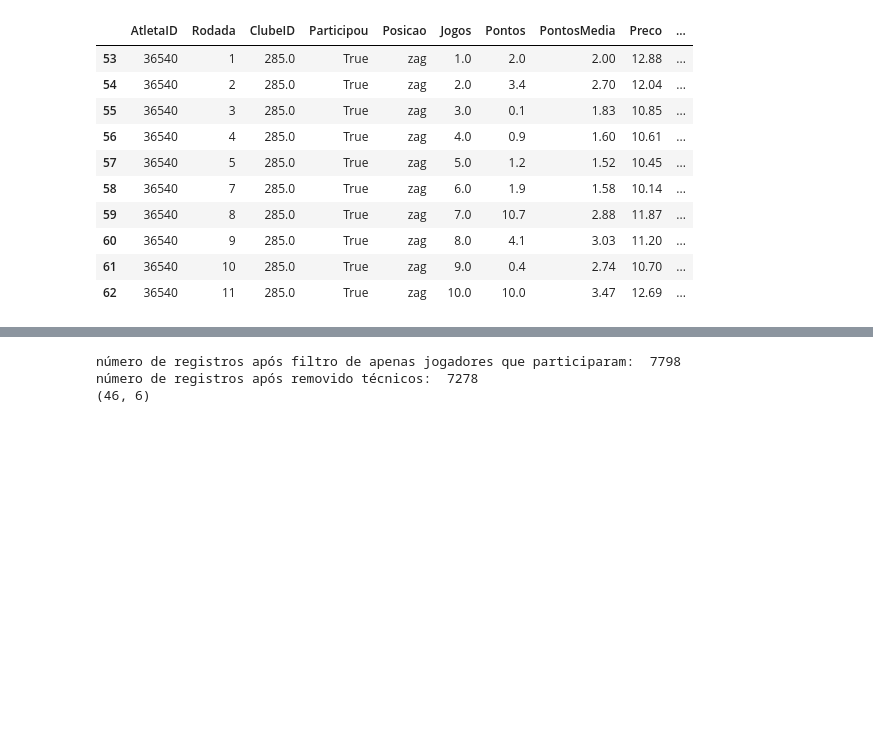
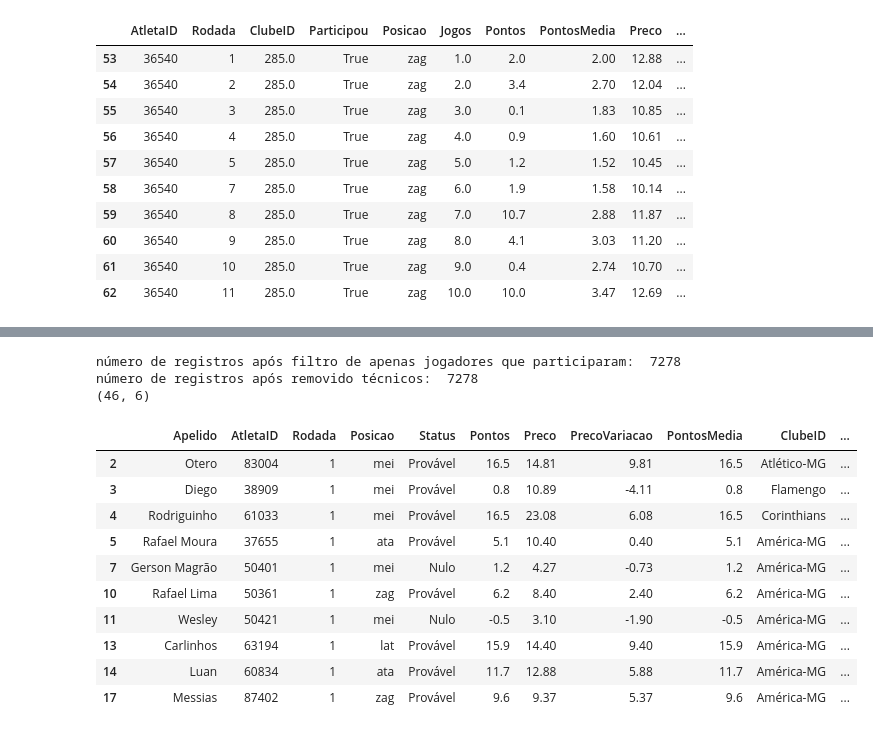
Before and after one commit to MCGambarin/tcc, a Jupyter notebook: tcc.ipynb, the cells around one changed output, grey strips where cells are left out. Saved outputs shown, nothing was run; the diff lists cells and outputs as text; code cells hidden in the pictures; blank space fills up the shorter version.

```diff
--- a/tcc.ipynb
+++ b/tcc.ipynb
@@ -135,50 +236,59 @@ número de registros 2018: 22540
 # %%
 # Para os dados de 2018 são necessários outros processos de limpeza
 
 #Remover jogadores que não participaram das rodadas
-df_2018 = df_2018[(df_2018['atletas.pontos_num'] != 0) & (df_2018['atletas.variacao_num'] != 0)]
-print('número de registros após filtro de apenas jogadores que participaram: ', df_2018.shape[0])
+df_2018_map = df_2018_map[(df_2018_map['Pontos'] != 0) & (df_2018_map['PrecoVariacao'] != 0)]
+print('número de registros após filtro de apenas jogadores que participaram: ', df_2018_map.shape[0])
 
 #Remover técnicos
-df_2018 = df_2018[df_2018['atletas.posicao_id'] != 'tec']
+df_2018_map = df_2018_map[df_2018_map['Posicao'] != 'tec']
 
-print('número de registros após removido técnicos: ', df_2018.shape[0])
+print('número de registros após removido técnicos: ', df_2018_map.shape[0])
 
 # preenche NANs restantes com zeros (verificado antes!)
-df_2018.fillna(value=0, inplace=True)
-df_2018['variable'] = 0
+df_2018_map.fillna(value=0, inplace=True)
+df_2018_map['variable'] = 0
 
 #Adicionar nome CBF aos times de 2018
-df_teams = pd.read_csv('/home/matheus/dev/tcc/tcc/data/times_ids.csv')
+df_teams = pd.read_csv('./data/times_ids.csv')
 df_teams = df_teams.dropna()
 print(df_teams.shape)
 df_teams.head()
 
 #Transformar nome do clube em nome cbf para poder buscar dados da partida, dentro ou fora
 dict_teams_id = dict(zip(df_teams['nome.cartola'], df_teams['nome.cbf']))
-df_2018['atletas.clube.id.full.name'] = df_2018['atletas.clube.id.full.name'].map(dict_teams_id)
+df_2018_map['ClubeID'] = df_2018_map['ClubeID'].map(dict_teams_id)
 
-df_2018_clean = pd.DataFrame(columns=list(df_2018.columns.values))
 #Adicionar informação de jogo fora/casa
 df_partidas = pd.read_csv('./data/2018/2018_partidas.csv')
-for index, row in df_partidas.iterrows():
-    for index_2018, row_2018 in df_2018.iterrows():
-        if (row_2018['atletas.clube.id.full.name'] == row['home_team']) & (row['round'] == row_2018['atletas.rodada_id']):
-            row_2018['variable'] = 'home.team'
-        if (row_2018['atletas.clube.id.full.name'] == row['away_team']) & (row['round'] == row_2018['atletas.rodada_id']):
-            row_2018['variable'] = 'away.team'
-        df_2018_clean.append(row_2018)
+for row in df_partidas.itertuples():
+    for row_2018 in df_2018_map.itertuples():
+        if (row_2018.ClubeID == row.home_team) & (row.round == row_2018.Rodada):
+            df_2018_map.loc[row_2018.Index, 'variable'] = 'home.team'
+        if (row_2018.ClubeID == row.away_team) & (row.round == row_2018.Rodada):
+            df_2018_map.loc[row_2018.Index, 'variable'] = 'away.team'
 
 
 #Transformar o nome do clube de volta para o padrão
 dict_teams_id.update(dict(zip(df_teams['nome.cbf'], df_teams['nome.cartola'])))
-df_2018_clean['atletas.clube.id.full.name'] = df_2018_clean['atletas.clube.id.full.name'].map(dict_teams_id)
+df_2018_map['ClubeID'] = df_2018_map['ClubeID'].map(dict_teams_id)
+df_2018_map = df_2018_map.dropna()
 
-print(df_2018.aplly('teste'))
-df_2018_clean.to_csv('./data/dados_agregados_limpos_2018.csv', index=False)
+df_2018_map.to_csv('./data/dados_agregados_limpos_2018.csv', index=False)
 
-df_2018_clean.head(10)
+df_2018_map.head(10)
 # %% [output]
-número de registros após filtro de apenas jogadores que participaram:  7798
+número de registros após filtro de apenas jogadores que participaram:  7278
 número de registros após removido técnicos:  7278
 (46, 6)
+|  | Apelido | AtletaID | Rodada | Posicao | Status | Pontos | Preco | PrecoVariacao | PontosMedia | ClubeID | ... |
+| 2 | Otero | 83004 | 1 | mei | Provável | 16.5 | 14.81 | 9.81 | 16.5 | Atlético-MG | ... |
+| 3 | Diego | 38909 | 1 | mei | Provável | 0.8 | 10.89 | -4.11 | 0.8 | Flamengo | ... |
+| 4 | Rodriguinho | 61033 | 1 | mei | Provável | 16.5 | 23.08 | 6.08 | 16.5 | Corinthians | ... |
+| 5 | Rafael Moura | 37655 | 1 | ata | Provável | 5.1 | 10.40 | 0.40 | 5.1 | América-MG | ... |
+| 7 | Gerson Magrão | 50401 | 1 | mei | Nulo | 1.2 | 4.27 | -0.73 | 1.2 | América-MG | ... |
+| 10 | Rafael Lima | 50361 | 1 | zag | Provável | 6.2 | 8.40 | 2.40 | 6.2 | América-MG | ... |
+| 11 | Wesley | 50421 | 1 | mei | Nulo | -0.5 | 3.10 | -1.90 | -0.5 | América-MG | ... |
+| 13 | Carlinhos | 63194 | 1 | lat | Provável | 15.9 | 14.40 | 9.40 | 15.9 | América-MG | ... |
+| 14 | Luan | 60834 | 1 | ata | Provável | 11.7 | 12.88 | 5.88 | 11.7 | América-MG | ... |
+| 17 | Messias | 87402 | 1 | zag | Provável | 9.6 | 9.37 | 5.37 | 9.6 | América-MG | ... |
```
Also changed, not shown: parts of 20 cells of this notebook, 7 other files.
